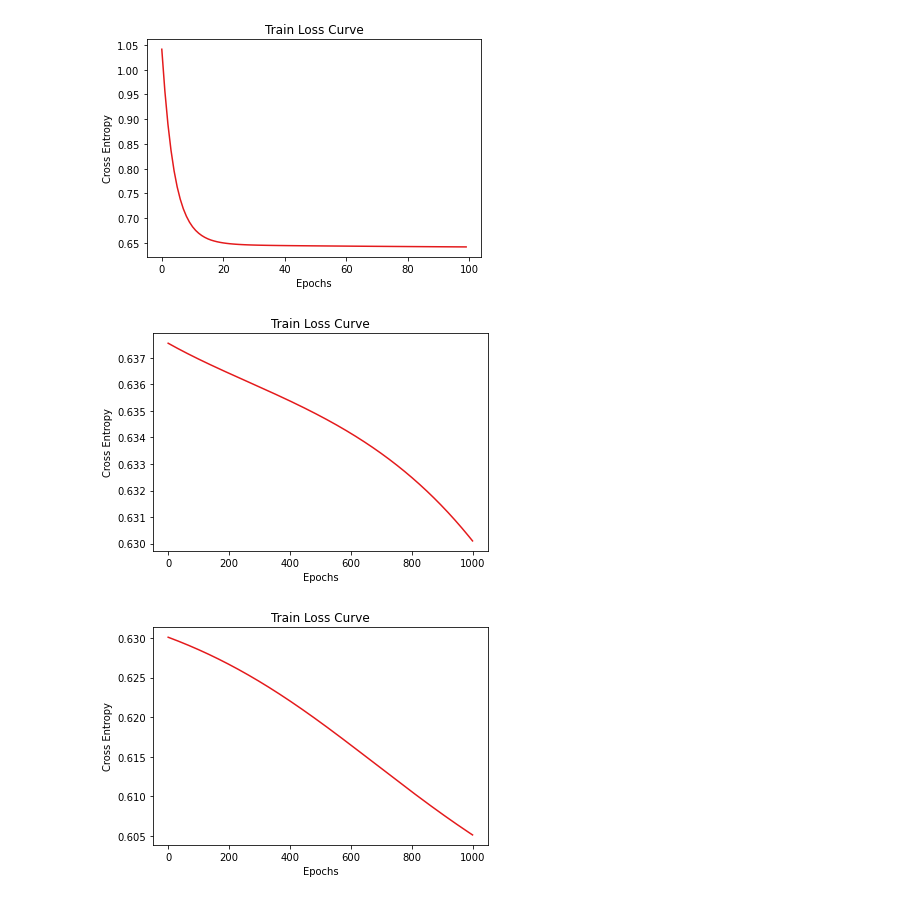
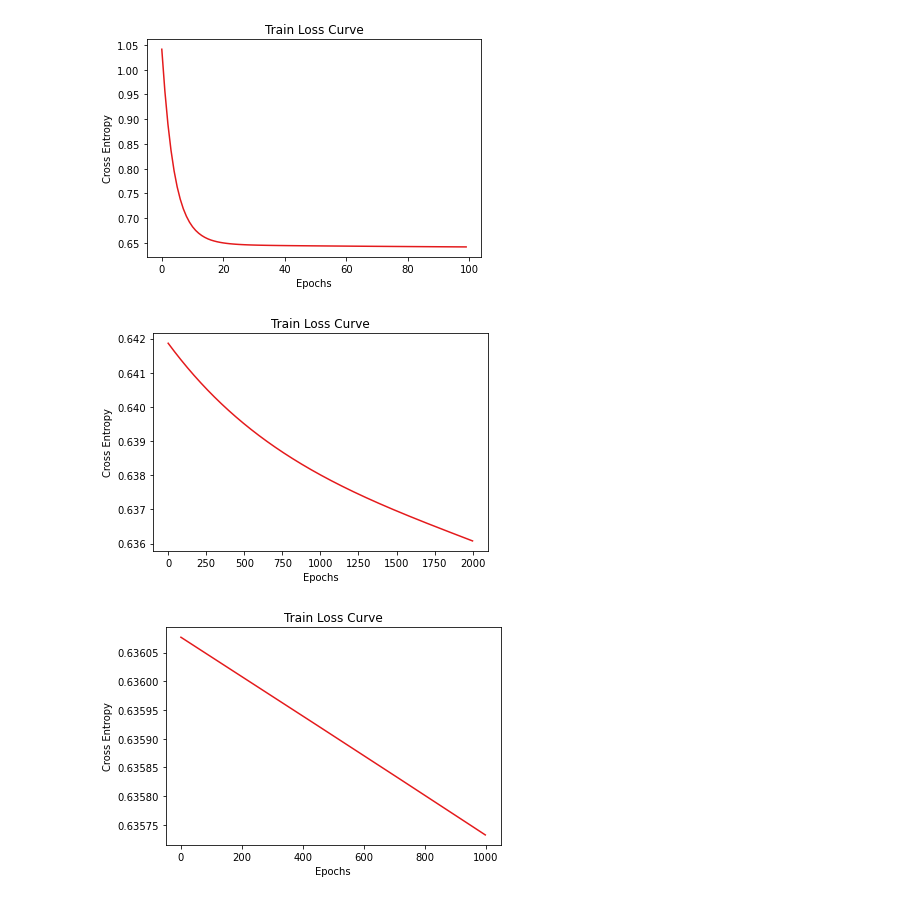
Before and after one commit to wcneill/ml-from-scratch, a Jupyter notebook: neural-networks-deep-learning/nn.ipynb, the cells around one changed output. Cells and saved outputs as stored; diff of their text form; code cells hidden in the pictures.

```diff
--- a/neural-networks-deep-learning/nn.ipynb
+++ b/neural-networks-deep-learning/nn.ipynb
@@ -18,7 +18,8 @@ class NN(object):
 
     def train(self, X, y, lr=1, epochs=100, batch_size=1):
         """
-        Train the neural network using stochastic gradient descent to iteratively update weights and biases.
+        Train the neural network using stochastic gradient descent to iteratively
+        update weights and biases.
         :param X: Predictor variable matrix in, where variables are columns and samples are rows.
         :param y: Target variable vector.
         :param lr: Learning Rate.
@@ -87,7 +88,7 @@ class NN(object):
         del_b[-1] = delta_l
 
         # back propagate:
-        for i in np.arange(2, len(self.n_nodes)):
+        for i in np.arange(2, self.n_layers):
             sp = self.sigmoid_prime(Z[-i])
             delta_l = (self.weights[-i + 1].T @ delta_l) * sp
             del_b[-i] = delta_l
@@ -174,10 +175,14 @@ net.train(x_train, y_train, lr=lr, epochs=epochs, batch_size=batch_size)
 [figure]
 # %%
 lr = .05
-epochs = 1000
-batch_size = 100
+epochs = 2000
+batch_size = 400
 net.train(x_train, y_train, lr=lr, epochs=epochs, batch_size=batch_size)
-net.train(x_train, y_train, lr=lr, epochs=epochs, batch_size=batch_size)
 # %% [output]
-[figure, old version]
+[figure, new version]
-[figure, removed]
+# %%
+lr = .01
+epochs = 1000
+net.train(x_train, y_train, lr=lr, epochs=epochs, batch_size=batch_size)
+# %% [output]
+[figure, added]
```
Also changed, not shown: parts of 6 cells of this notebook.
